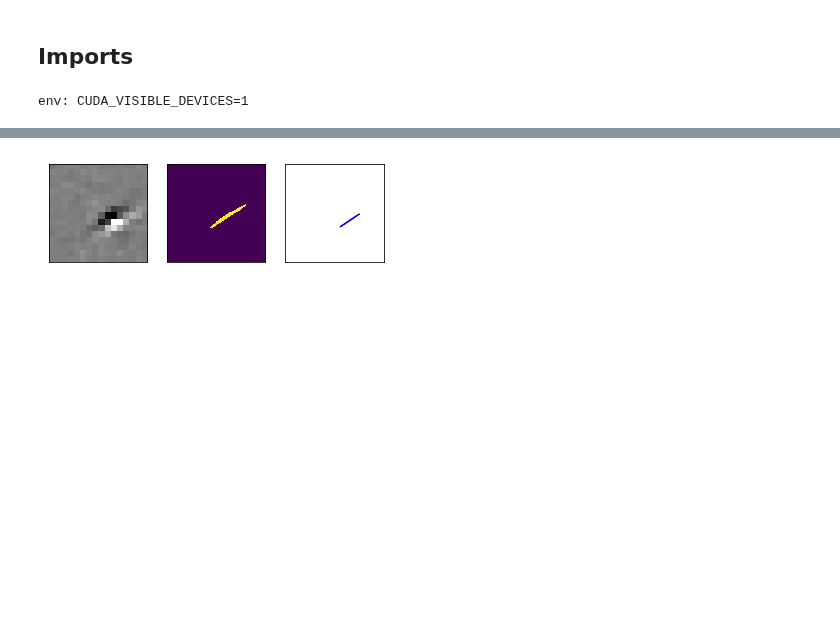
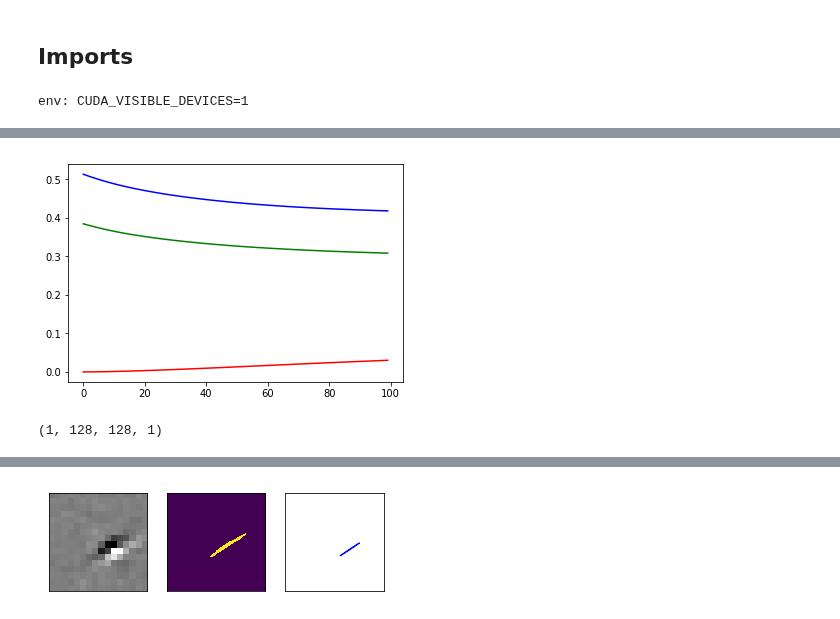
Before and after one commit to dpaiton/DeepSparseCoding, a Jupyter notebook: conv_vis_lca.ipynb, the cells around one changed output, grey strips where cells are left out. Saved outputs shown, nothing was run; the diff lists cells and outputs as text; code cells hidden in the pictures; blank space fills up the shorter version.

Commit message:
updates to adversarial code - appears to be working now

```diff
--- a/conv_vis_lca.ipynb
+++ b/conv_vis_lca.ipynb
@@ -39,0 +36,12 @@ from matplotlib.path import Path
+# %%
+fig, ax = plt.subplots(1)
+ax.plot(analyzer.adversarial_target_adv_mses, 'b')
+ax.plot(analyzer.adversarial_input_adv_mses, 'r')
+ax.plot(analyzer.adversarial_target_recon_mses, 'g')
+plt.show()
+# %% [output]
+[figure, added]
+# %%
+analyzer.adversarial_images[-1].shape
+# %% [output]
+(1, 128, 128, 1)
```
Also changed, not shown: parts of 5 cells of this notebook, 4 other files.
